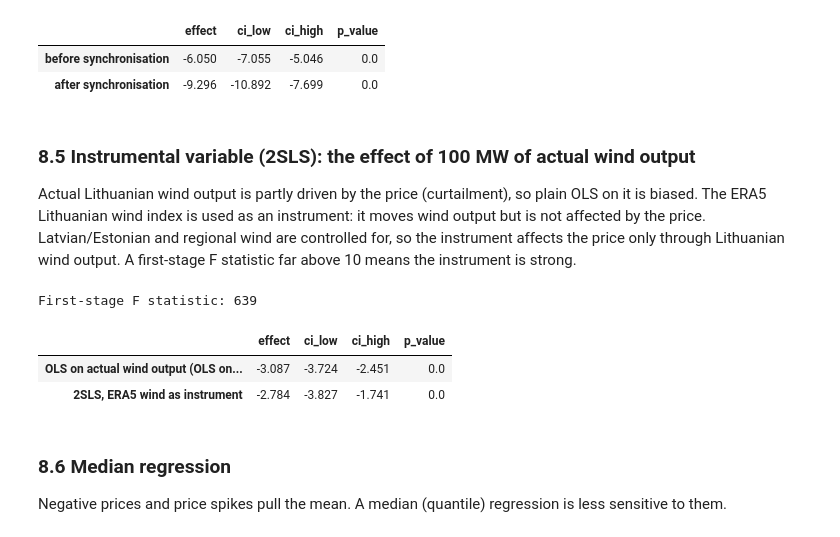
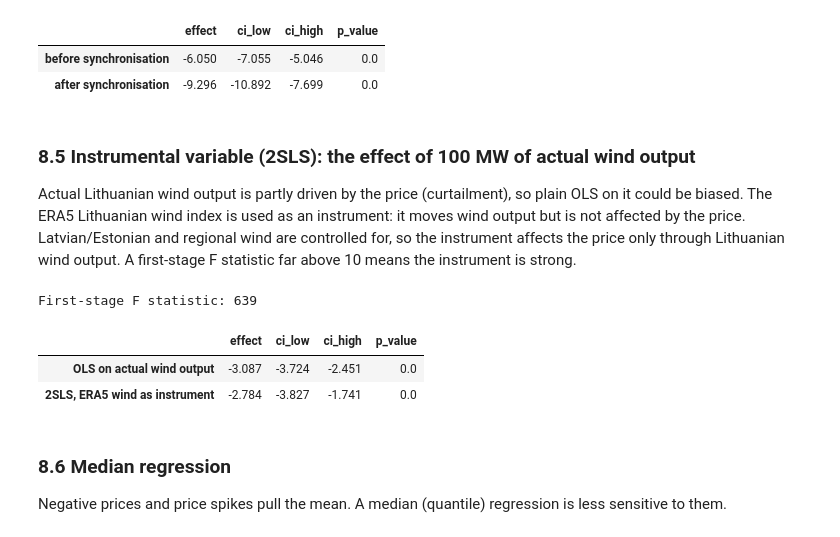
Before and after one commit to MangirdasMikalkenas/Weather_as_a_price_driver_-_Lithuanian_day-ahead_power_prices-_2023-2026, a Jupyter notebook: notebooks/01_price_drivers.ipynb, the cells around one changed output. Drawn from its saved outputs; the diff is of its cells as text; code cells hidden in the pictures.

```diff
--- a/notebooks/01_price_drivers.ipynb
+++ b/notebooks/01_price_drivers.ipynb
@@ -97,7 +98,7 @@ Model sample: 31,958 hours (177 dropped because of missing values)
 | max | 1478.91 | 100.00 | 87.26 | 99.34 | 8.54 | 2.60 | 76.32 | 25.61 |
 # %%
 def effect(model, name, scale=1.0):
-    #Coefficient of one variable with its 95% confidence interval and p-value, times `scale`
+    """Coefficient of one variable with its 95% confidence interval and p-value, times `scale`."""
     ci = model.conf_int().loc[name] * scale
     return pd.Series({
         "effect": model.params[name] * scale,
@@ -108,7 +109,7 @@ def effect(model, name, scale=1.0):
 
 
 def contrast(model, weights):
-    #t-test of a linear combination of coefficients, e.g. {"a": 1, "b": -1} for a - b
+    """t-test of a linear combination of coefficients, e.g. {"a": 1, "b": -1} for a - b."""
     r = np.zeros(len(model.params))
     for name, w in weights.items():
         r[model.params.index.get_loc(name)] = w
@@ -381,29 +382,29 @@ sync.round(3)
 | after synchronisation | -9.296 | -10.892 | -7.699 | 0.0 |
 # %% [markdown]
 ### 8.5 Instrumental variable (2SLS): the effect of 100 MW of actual wind output
-Actual Lithuanian wind output is partly driven by the price (curtailment), so plain OLS on it is biased.
+Actual Lithuanian wind output is partly driven by the price (curtailment), so plain OLS on it could be biased.
 The ERA5 Lithuanian wind index is used as an instrument: it moves wind output but is not affected by the
 price. Latvian/Estonian and regional wind are controlled for, so the instrument affects the price only
 through Lithuanian wind output. A first-stage F statistic far above 10 means the instrument is strong.
 # %%
 IV_CONTROLS = f"wind_lv_ee + wind_nordic + wind_continental + {CONTROLS}"
 d_iv = d.dropna(subset=["wind_mw_100", "wind_lt", "wind_lv_ee"])
 
 m_ols_mw = smf.ols(f"price ~ wind_mw_100 + {IV_CONTROLS}", data=d_iv).fit(**HAC)
 m_iv = IV2SLS.from_formula(f"price ~ 1 + {IV_CONTROLS} + [wind_mw_100 ~ wind_lt]", data=d_iv).fit(
     cov_type="kernel", kernel="bartlett", bandwidth=48)
 
 first_stage_f = m_iv.first_stage.diagnostics.loc["wind_mw_100", "f.stat"]
 print(f"First-stage F statistic: {first_stage_f:,.0f}")
 iv_table = pd.DataFrame({
-    "OLS on actual wind output (OLS on actual wind output)": effect(m_ols_mw, "wind_mw_100"),
+    "OLS on actual wind output": effect(m_ols_mw, "wind_mw_100"),
     "2SLS, ERA5 wind as instrument": effect(m_iv, "wind_mw_100"),
 }).T
 iv_table.round(3)
 # %% [output]
 First-stage F statistic: 639
 |  | effect | ci_low | ci_high | p_value |
-| OLS on actual wind output (OLS on... | -3.087 | -3.724 | -2.451 | 0.0 |
+| OLS on actual wind output | -3.087 | -3.724 | -2.451 | 0.0 |
 | 2SLS, ERA5 wind as instrument | -2.784 | -3.827 | -1.741 | 0.0 |
 # %% [markdown]
 ### 8.6 Median regression
```
Also changed, not shown: parts of 12 cells of this notebook, 2 other files.
